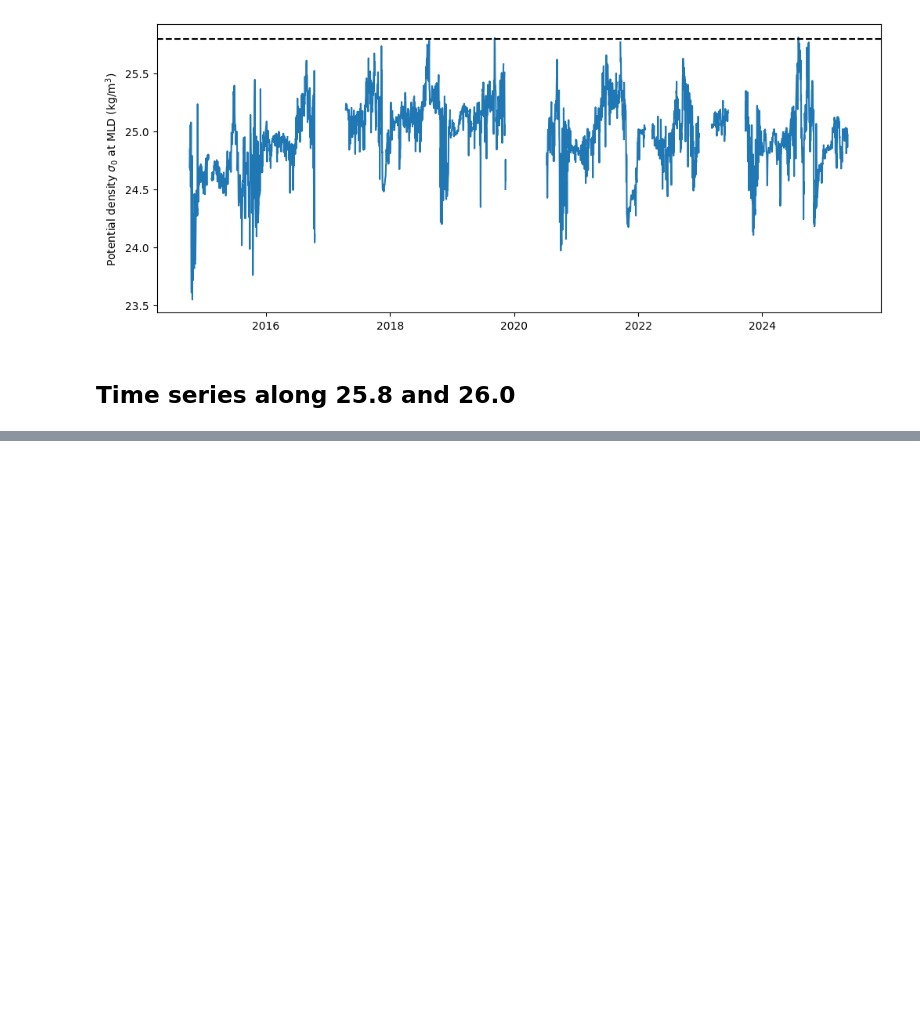
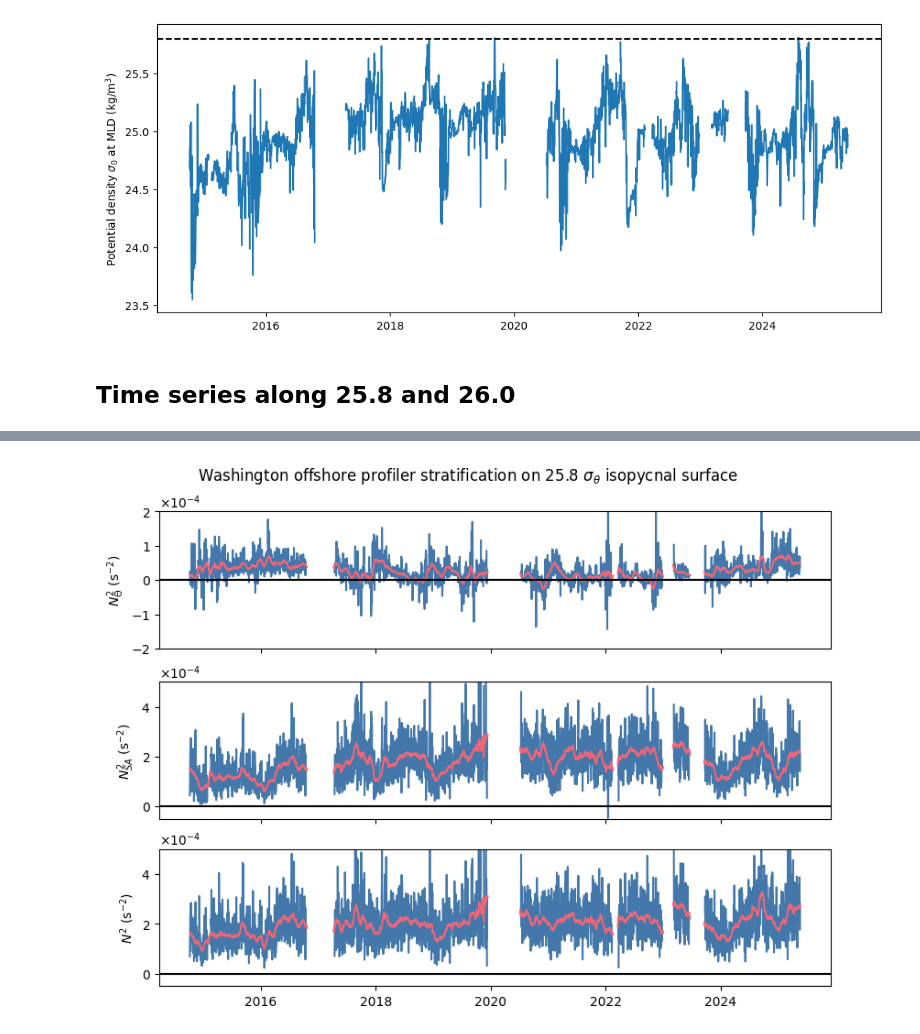
Before and after one commit to andrew-s28/ocean-tunnels-nccs, a Jupyter notebook: notebooks/washington_gridded_data_sigma_depths.ipynb, the cells around one changed output, grey strips where cells are left out. Drawn from its saved outputs; the diff is of its cells as text; code cells hidden in the pictures; blank space fills up the shorter version.

Commit message:
add calculation for buoyancy frequency on isopycnal surfaces

```diff
--- a/notebooks/washington_gridded_data_sigma_depths.ipynb
+++ b/notebooks/washington_gridded_data_sigma_depths.ipynb
@@ -33,6 +34,16 @@ ce09["conservative_temperature"] = gsw.CT_from_t(
     ce09["pressure"],
 )
 ce09["spice"] = gsw.spiciness0(ce09["salinity_absolute"], ce09["conservative_temperature"])
+ce09["alpha"] = gsw.alpha(ce09["salinity_absolute"], ce09["conservative_temperature"], ce09["pressure"])
+ce09["beta"] = gsw.beta(ce09["salinity_absolute"], ce09["conservative_temperature"], ce09["pressure"])
+ce09["grav"] = gsw.grav(ce09["latitude"], ce09["pressure"])
+# %%
+# swap negative signs when calculating N^2 components since depth is positive downward in dataset
+ce09["N_squared_Theta"] = (
+    -ce09.differentiate("depth", edge_order=2)["conservative_temperature"] * ce09["alpha"] * ce09["grav"]
+)
+ce09["N_squared_SA"] = ce09.differentiate("depth", edge_order=2)["salinity_absolute"] * ce09["beta"] * ce09["grav"]
+ce09["N_squared_from_Theta_SA"] = ce09["N_squared_Theta"] + ce09["N_squared_SA"]
 # %%
 def calculate_mld(depth: np.ndarray, z: np.ndarray, sigma_0: np.ndarray, surface_sigma_0: float) -> float:
     """Calculate mixed layer depth for a single time step.
@@ -197,3 +208,6 @@ oxy_interp = ce09["dissolved_oxygen"].interp(depth=sigma_layers_depth_da)
 temp_interp = ce09["conservative_temperature"].interp(depth=sigma_layers_depth_da)
 sal_interp = ce09["salinity"].interp(depth=sigma_layers_depth_da)
 spice_interp = ce09["spice"].interp(depth=sigma_layers_depth_da)
+n_squared_theta_interp = ce09["N_squared_Theta"].interp(depth=sigma_layers_depth_da)
+n_squared_sa_interp = ce09["N_squared_SA"].interp(depth=sigma_layers_depth_da)
+n_squared_from_theta_sa_interp = ce09["N_squared_from_Theta_SA"].interp(depth=sigma_layers_depth_da)
@@ -224,0 +239,51 @@ plt.savefig("../misc/wa_offshore_profiler_isopycnal_properties_timeseries.png",
+# %%
+fig, axs = plt.subplots(3, 1, figsize=(8, 6), layout="constrained", sharex=True)
+ax0 = cast("plt.Axes", axs[0])
+ax1 = cast("plt.Axes", axs[1])
+ax2 = cast("plt.Axes", axs[2])
+
+ax0.plot(ce09["time"], n_squared_theta_interp.sel(sigma_layer=25.8), c="#4477AA")
+ax0.plot(
+    ce09["time"],
+    n_squared_theta_interp.sel(sigma_layer=25.8).rolling(time=30, center=True, min_periods=10).mean(window="hann"),
+    c="#EE6677",
+)
+ax1.plot(ce09["time"], n_squared_sa_interp.sel(sigma_layer=25.8), c="#4477AA")
+ax1.plot(
+    ce09["time"],
+    n_squared_sa_interp.sel(sigma_layer=25.8).rolling(time=30, center=True, min_periods=10).mean(window="hann"),
+    c="#EE6677",
+)
+ax2.plot(ce09["time"], n_squared_from_theta_sa_interp.sel(sigma_layer=25.8), c="#4477AA")
+ax2.plot(
+    ce09["time"],
+    n_squared_from_theta_sa_interp.sel(sigma_layer=25.8)
+    .rolling(time=30, center=True, min_periods=10)
+    .mean(window="hann"),
+    c="#EE6677",
+)
+
+ax0.set_ylabel("$N^2_\\Theta$ ($\\mathsf{s^{-2}}$)")
+ax1.set_ylabel("$N^2_{SA}$ ($\\mathsf{s^{-2}}$)")
+ax2.set_ylabel("$N^2$ ($\\mathsf{s^{-2}}$)")
+
+ax0.axhline(0, color="k", linestyle="-")
+ax1.axhline(0, color="k", linestyle="-")
+ax2.axhline(0, color="k", linestyle="-")
+
+ax0.set_ylim(-2e-4, 2e-4)
+ax1.set_ylim(-0.5e-4, 5e-4)
+ax2.set_ylim(-0.5e-4, 5e-4)
+
+formatter = mticker.ScalarFormatter(useMathText=True)
+formatter.set_scientific(True)
+formatter.set_powerlimits((0, 0))  # forces all numbers into scientific
+ax0.yaxis.set_major_formatter(formatter)
+ax1.yaxis.set_major_formatter(formatter)
+ax2.yaxis.set_major_formatter(formatter)
+
+fig.suptitle("Washington offshore profiler stratification on 25.8 $\\sigma_{\\theta}$ isopycnal surface")
+
+plt.savefig("../misc/wa_offshore_profiler_25.8_isopycnal_n_squared.png", dpi=300)
+# %% [output]
+[figure, added]
```
Also changed, not shown: parts of 4 cells of this notebook, 1 other file.
